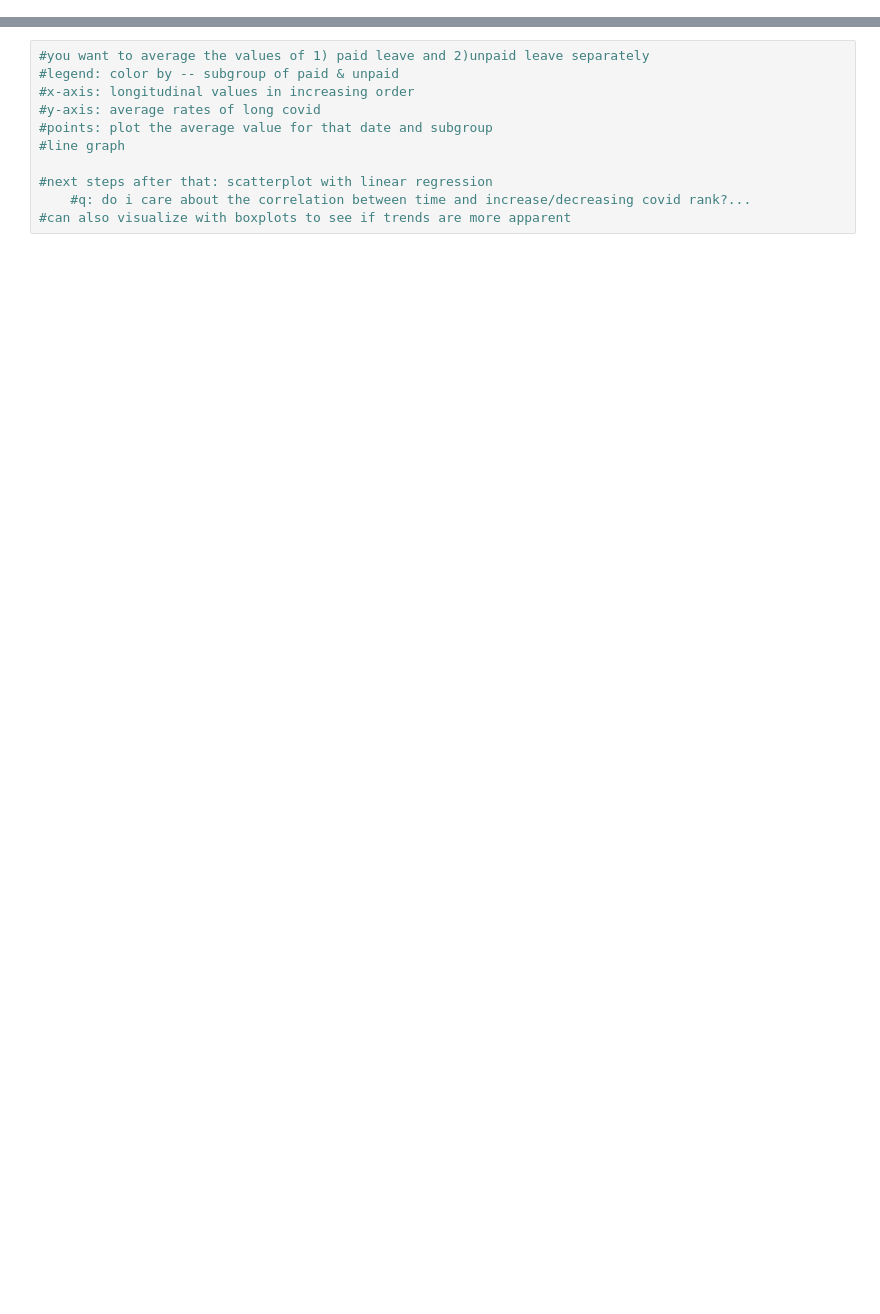
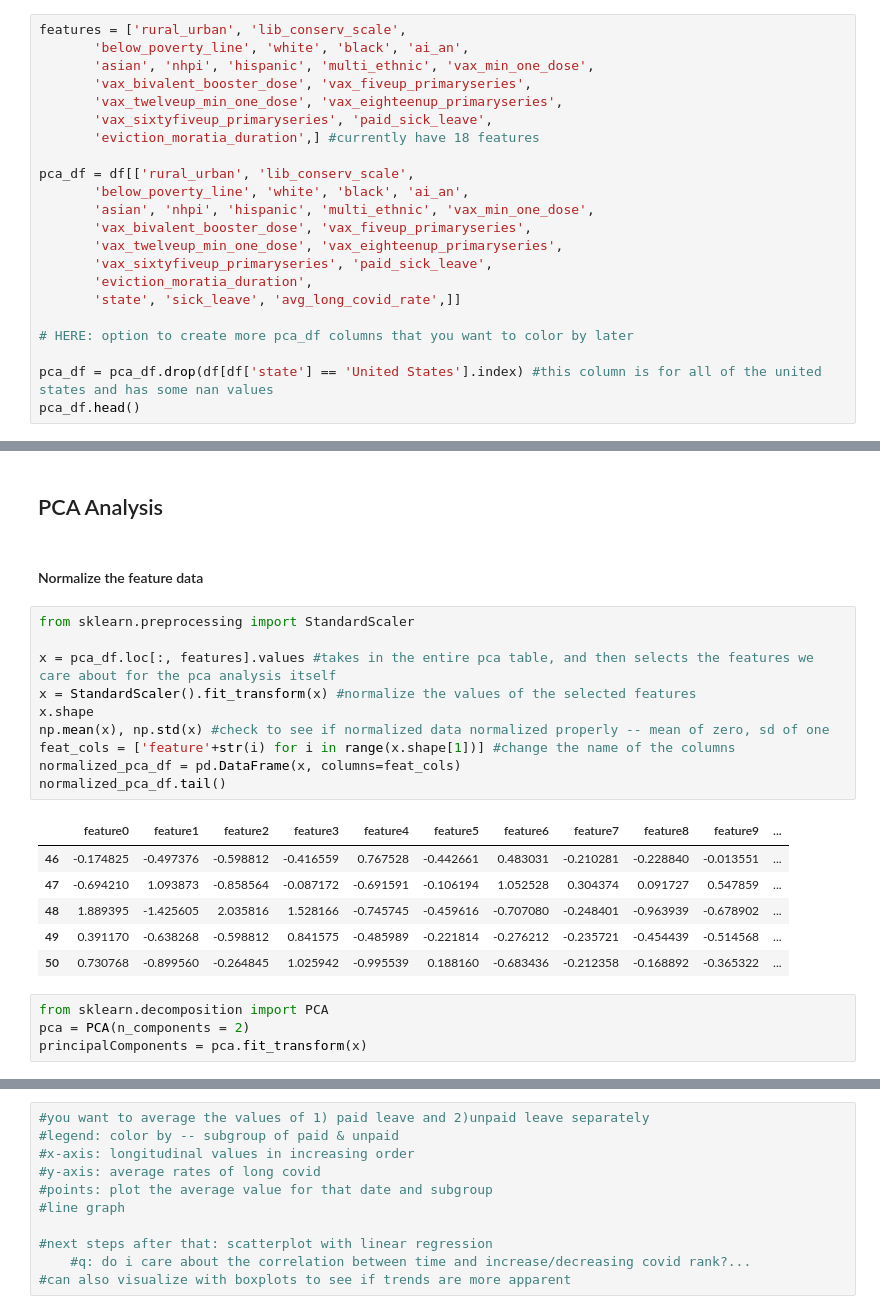
Before and after one commit to kristinachan/2024-08-02_longcovid_interstate, a Jupyter notebook: longcovid_interstate.ipynb, the cells around one changed output, grey strips where cells are left out. Drawn from its saved outputs; the diff is of its cells as text; blank space fills up the shorter version.

Commit message:
have the pca dataframe and analysis for longcovid

```diff
--- a/longcovid_interstate.ipynb
+++ b/longcovid_interstate.ipynb
@@ -22,0 +101,22 @@ df.head(2)
+# %%
+features = ['rural_urban', 'lib_conserv_scale',
+       'below_poverty_line', 'white', 'black', 'ai_an',
+       'asian', 'nhpi', 'hispanic', 'multi_ethnic', 'vax_min_one_dose',
+       'vax_bivalent_booster_dose', 'vax_fiveup_primaryseries',
+       'vax_twelveup_min_one_dose', 'vax_eighteenup_primaryseries',
+       'vax_sixtyfiveup_primaryseries', 'paid_sick_leave',
+       'eviction_moratia_duration',] #currently have 18 features
+
+pca_df = df[['rural_urban', 'lib_conserv_scale',
+       'below_poverty_line', 'white', 'black', 'ai_an',
+       'asian', 'nhpi', 'hispanic', 'multi_ethnic', 'vax_min_one_dose',
+       'vax_bivalent_booster_dose', 'vax_fiveup_primaryseries',
+       'vax_twelveup_min_one_dose', 'vax_eighteenup_primaryseries',
+       'vax_sixtyfiveup_primaryseries', 'paid_sick_leave',
+       'eviction_moratia_duration',
+       'state', 'sick_leave', 'avg_long_covid_rate',]]
+
+# HERE: option to create more pca_df columns that you want to color by later
+
+pca_df = pca_df.drop(df[df['state'] == 'United States'].index) #this column is for all of the united states and has some nan values
+pca_df.head()
@@ -22,0 +131,25 @@ df.head(2)
+# %% [markdown]
+## PCA Analysis
+# %% [markdown]
+#### Normalize the feature data
+# %%
+from sklearn.preprocessing import StandardScaler
+
+x = pca_df.loc[:, features].values #takes in the entire pca table, and then selects the features we care about for the pca analysis itself
+x = StandardScaler().fit_transform(x) #normalize the values of the selected features
+x.shape
+np.mean(x), np.std(x) #check to see if normalized data normalized properly -- mean of zero, sd of one
+feat_cols = ['feature'+str(i) for i in range(x.shape[1])] #change the name of the columns
+normalized_pca_df = pd.DataFrame(x, columns=feat_cols)
+normalized_pca_df.tail()
+# %% [output]
+|  | feature0 | feature1 | feature2 | feature3 | feature4 | feature5 | feature6 | feature7 | feature8 | feature9 | ... |
+| 46 | -0.174825 | -0.497376 | -0.598812 | -0.416559 | 0.767528 | -0.442661 | 0.483031 | -0.210281 | -0.228840 | -0.013551 | ... |
+| 47 | -0.694210 | 1.093873 | -0.858564 | -0.087172 | -0.691591 | -0.106194 | 1.052528 | 0.304374 | 0.091727 | 0.547859 | ... |
+| 48 | 1.889395 | -1.425605 | 2.035816 | 1.528166 | -0.745745 | -0.459616 | -0.707080 | -0.248401 | -0.963939 | -0.678902 | ... |
+| 49 | 0.391170 | -0.638268 | -0.598812 | 0.841575 | -0.485989 | -0.221814 | -0.276212 | -0.235721 | -0.454439 | -0.514568 | ... |
+| 50 | 0.730768 | -0.899560 | -0.264845 | 1.025942 | -0.995539 | 0.188160 | -0.683436 | -0.212358 | -0.168892 | -0.365322 | ... |
+# %%
+from sklearn.decomposition import PCA
+pca = PCA(n_components = 2)
+principalComponents = pca.fit_transform(x)
```
Also changed, not shown: parts of 16 cells of this notebook, 1 other file.
